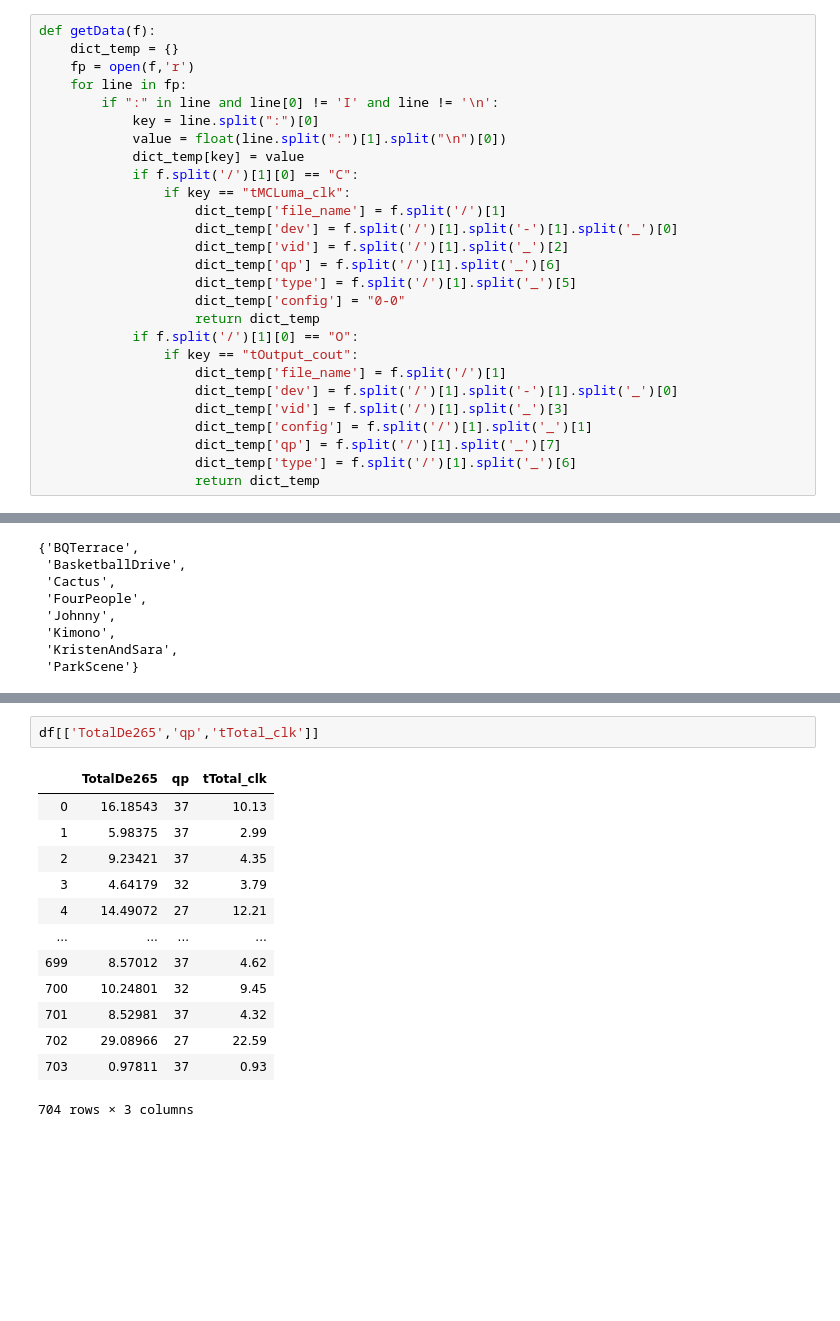
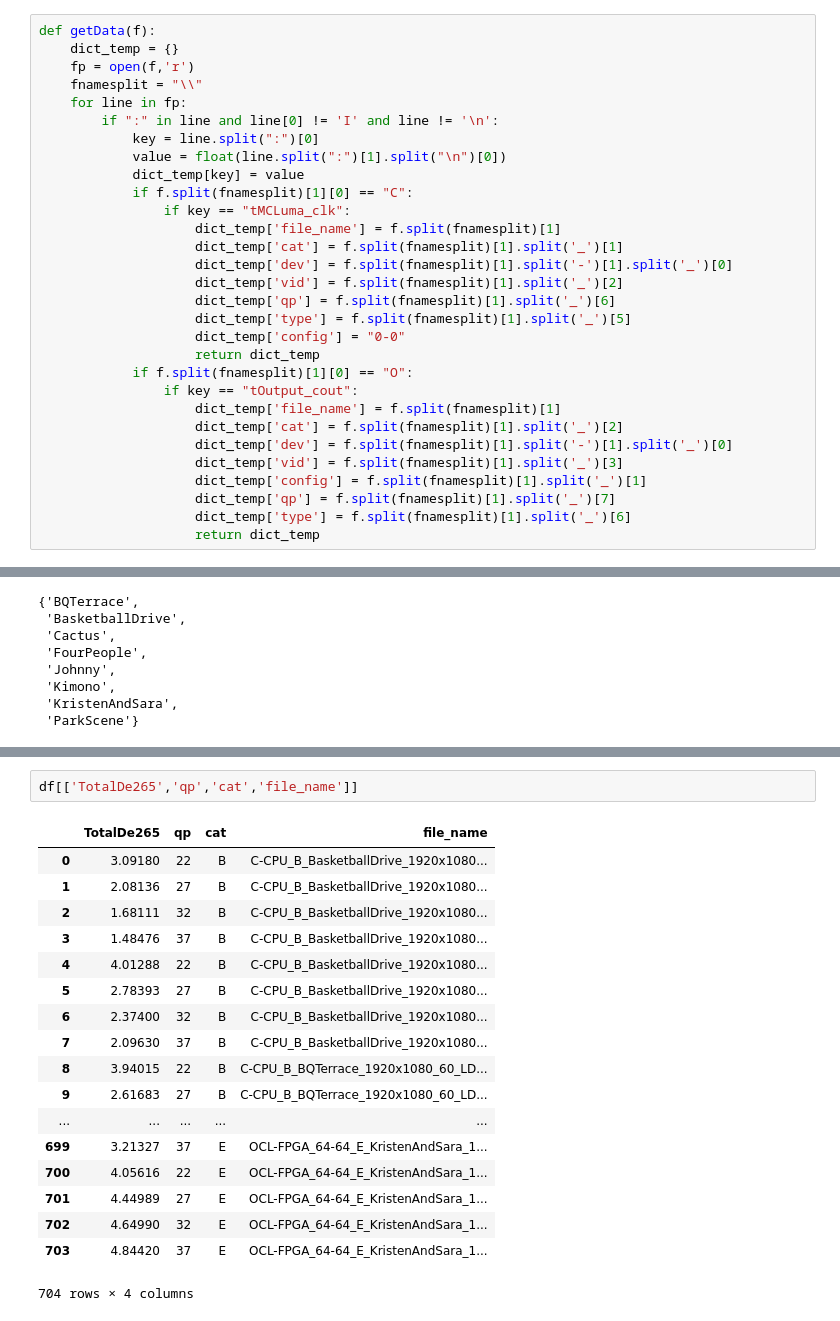
Before and after one commit to dwahast/Analise_TCC, a Jupyter notebook: Analise.ipynb, the cells around one changed output, grey strips where cells are left out. Cells and saved outputs as stored; diff of their text form; blank space fills up the shorter version.

```diff
--- a/Analise.ipynb
+++ b/Analise.ipynb
@@ -31,28 +31,31 @@ saidasFPGA10/OCL-FPGA_16-08_E_Johnny_1280x720_60_LD_37_0.out
 def getData(f):
     dict_temp = {}
     fp = open(f,'r')
+    fnamesplit = "\\"
     for line in fp:
         if ":" in line and line[0] != 'I' and line != '\n':
             key = line.split(":")[0]
             value = float(line.split(":")[1].split("\n")[0])
             dict_temp[key] = value
-            if f.split('/')[1][0] == "C":
+            if f.split(fnamesplit)[1][0] == "C":
                 if key == "tMCLuma_clk":
-                    dict_temp['file_name'] = f.split('/')[1]
-                    dict_temp['dev'] = f.split('/')[1].split('-')[1].split('_')[0]
-                    dict_temp['vid'] = f.split('/')[1].split('_')[2]
-                    dict_temp['qp'] = f.split('/')[1].split('_')[6]
-                    dict_temp['type'] = f.split('/')[1].split('_')[5]
+                    dict_temp['file_name'] = f.split(fnamesplit)[1]
+                    dict_temp['cat'] = f.split(fnamesplit)[1].split('_')[1]
+                    dict_temp['dev'] = f.split(fnamesplit)[1].split('-')[1].split('_')[0]
+                    dict_temp['vid'] = f.split(fnamesplit)[1].split('_')[2]
+                    dict_temp['qp'] = f.split(fnamesplit)[1].split('_')[6]
+                    dict_temp['type'] = f.split(fnamesplit)[1].split('_')[5]
                     dict_temp['config'] = "0-0"
                     return dict_temp
-            if f.split('/')[1][0] == "O":
+            if f.split(fnamesplit)[1][0] == "O":
                 if key == "tOutput_cout":
-                    dict_temp['file_name'] = f.split('/')[1]
-                    dict_temp['dev'] = f.split('/')[1].split('-')[1].split('_')[0]
-                    dict_temp['vid'] = f.split('/')[1].split('_')[3]
-                    dict_temp['config'] = f.split('/')[1].split('_')[1]
-                    dict_temp['qp'] = f.split('/')[1].split('_')[7]
-                    dict_temp['type'] = f.split('/')[1].split('_')[6]
+                    dict_temp['file_name'] = f.split(fnamesplit)[1]
+                    dict_temp['cat'] = f.split(fnamesplit)[1].split('_')[2]
+                    dict_temp['dev'] = f.split(fnamesplit)[1].split('-')[1].split('_')[0]
+                    dict_temp['vid'] = f.split(fnamesplit)[1].split('_')[3]
+                    dict_temp['config'] = f.split(fnamesplit)[1].split('_')[1]
+                    dict_temp['qp'] = f.split(fnamesplit)[1].split('_')[7]
+                    dict_temp['type'] = f.split(fnamesplit)[1].split('_')[6]
                     return dict_temp
 # %%
 df = pd.DataFrame()
@@ -113,17 +120,22 @@ Index(['Frames', 'Frames_cout', 'TotalDe265', 'TotalDe265_cout', 'config',
       dtype='object')
 # %%
-df[['TotalDe265','qp','tTotal_clk']]
+df[['TotalDe265','qp','cat','file_name']]
 # %% [output]
-|  | TotalDe265 | qp | tTotal_clk |
-| 0 | 16.18543 | 37 | 10.13 |
-| 1 | 5.98375 | 37 | 2.99 |
-| 2 | 9.23421 | 37 | 4.35 |
-| 3 | 4.64179 | 32 | 3.79 |
-| 4 | 14.49072 | 27 | 12.21 |
-| ... | ... | ... | ... |
-| 699 | 8.57012 | 37 | 4.62 |
-| 700 | 10.24801 | 32 | 9.45 |
-| 701 | 8.52981 | 37 | 4.32 |
-| 702 | 29.08966 | 27 | 22.59 |
-| 703 | 0.97811 | 37 | 0.93 |
+|  | TotalDe265 | qp | cat | file_name |
+| 0 | 3.09180 | 22 | B | C-CPU_B_BasketballDrive_1920x1080... |
+| 1 | 2.08136 | 27 | B | C-CPU_B_BasketballDrive_1920x1080... |
+| 2 | 1.68111 | 32 | B | C-CPU_B_BasketballDrive_1920x1080... |
+| 3 | 1.48476 | 37 | B | C-CPU_B_BasketballDrive_1920x1080... |
+| 4 | 4.01288 | 22 | B | C-CPU_B_BasketballDrive_1920x1080... |
+| 5 | 2.78393 | 27 | B | C-CPU_B_BasketballDrive_1920x1080... |
+| 6 | 2.37400 | 32 | B | C-CPU_B_BasketballDrive_1920x1080... |
+| 7 | 2.09630 | 37 | B | C-CPU_B_BasketballDrive_1920x1080... |
+| 8 | 3.94015 | 22 | B | C-CPU_B_BQTerrace_1920x1080_60_LD... |
+| 9 | 2.61683 | 27 | B | C-CPU_B_BQTerrace_1920x1080_60_LD... |
+| ... | ... | ... | ... | ... |
+| 699 | 3.21327 | 37 | E | OCL-FPGA_64-64_E_KristenAndSara_1... |
+| 700 | 4.05616 | 22 | E | OCL-FPGA_64-64_E_KristenAndSara_1... |
+| 701 | 4.44989 | 27 | E | OCL-FPGA_64-64_E_KristenAndSara_1... |
+| 702 | 4.64990 | 32 | E | OCL-FPGA_64-64_E_KristenAndSara_1... |
+| 703 | 4.84420 | 37 | E | OCL-FPGA_64-64_E_KristenAndSara_1... |
-704 rows × 3 columns
+704 rows × 4 columns
```
Also changed, not shown: parts of 12 cells of this notebook, 28 other files.
